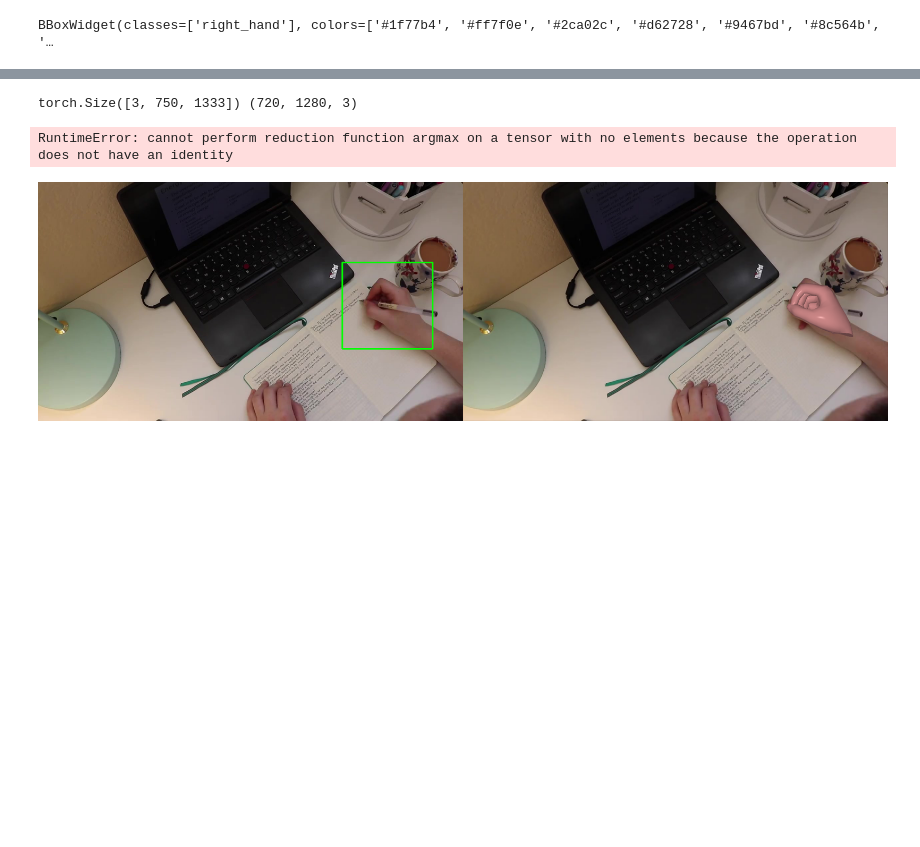
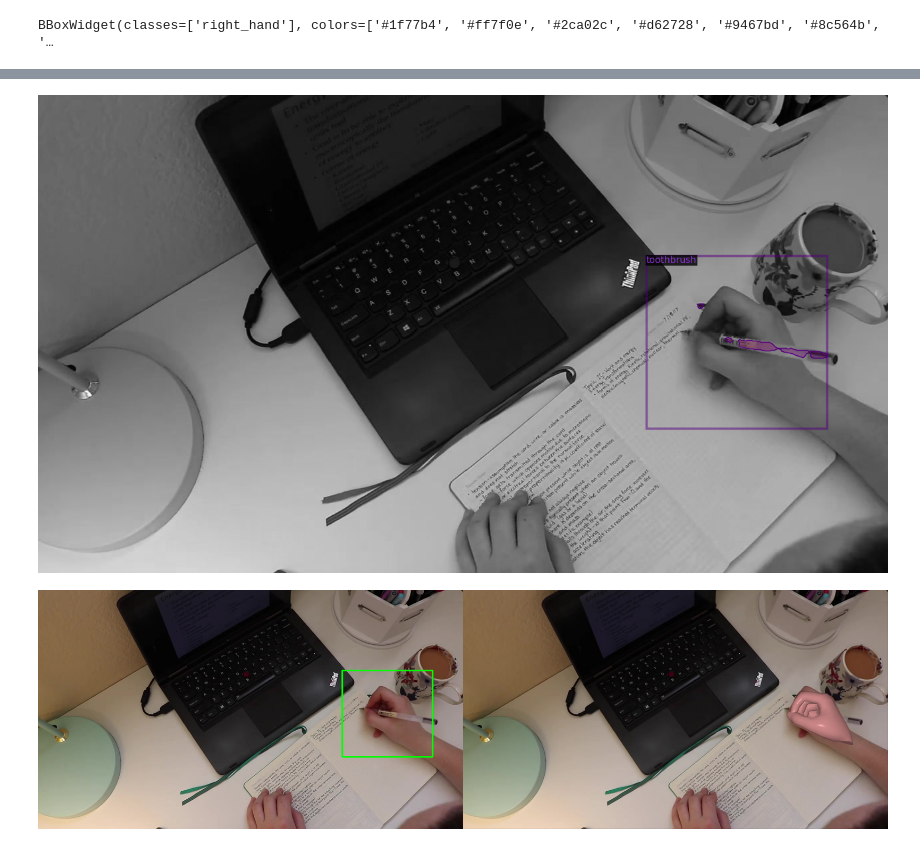
Before and after one commit to JudyYe/ihoi, a Jupyter notebook: demo.ipynb, the cells around one changed output, grey strips where cells are left out. Drawn from its saved outputs; the diff is of its cells as text; code cells hidden in the pictures; blank space fills up the shorter version.

```diff
--- a/demo.ipynb
+++ b/demo.ipynb
@@ -101,20 +104,23 @@ mask_predictor = box2mask.setup_model()
+# %%
+from nnutils import box2mask
+mask_predictor = box2mask.setup_model()
+boxes = torch.FloatTensor([ hand_bbox_list[0]['right_hand']])
+boxes = BoxMode.convert(boxes, BoxMode.XYWH_ABS, BoxMode.XYXY_ABS)
+predictions, object_mask = mask_predictor(image[..., ::-1], boxes, pad=0)
 # %%
+# visualize masks
 from detectron2.utils.visualizer import ColorMode
 from detectron2.utils.visualizer import Visualizer as VisDet
 from detectron2.structures.boxes import BoxMode
+from detectron2.data import MetadataCatalog
 
+coco_metadata = MetadataCatalog.get("coco_2017_val")
+v = VisDet(image, coco_metadata, scale=1, instance_mode=ColorMode.IMAGE_BW)
+vis = v.draw_instance_predictions(predictions['instance'])
 
-predictions = mask_predictor(image[..., ::-1], [ hand_bbox_list[0]['right_hand']])
-BoxMode.convert(boxe, BoxMode.XYWH_ABS, BoxMode.XYXY_ABS)
-segs = predictions['instances'].to('cpu')
-
-
-v = VisDet(image, scale=1, instance_mode=ColorMode.IMAGE_BW)
-vis = v.draw_instance_predictions(segs)
-vis
+Image.fromarray(vis.get_image())
 # %% [output]
-torch.Size([3, 750, 1333]) (720, 1280, 3)
-RuntimeError: cannot perform reduction function argmax on a tensor with no elements because the operation does not have an identity
+[figure, added]
 # %%
 
 hand_predictor = get_handmocap_predictor()
```
Also changed, not shown: parts of 4 cells of this notebook, 7 other files.
